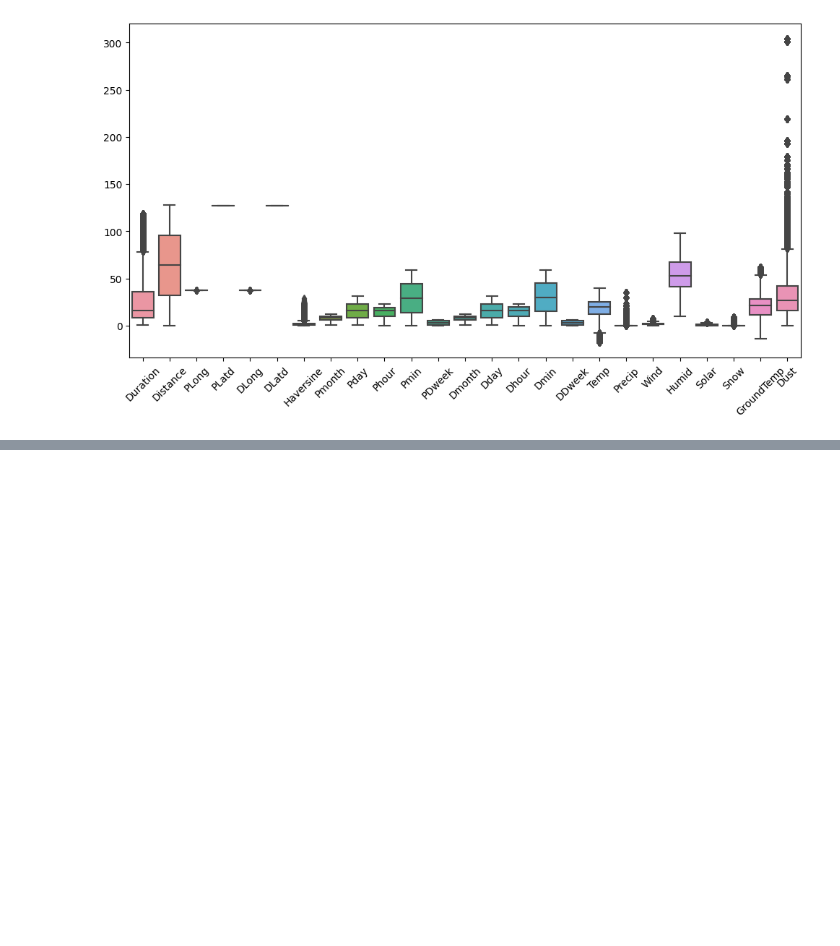
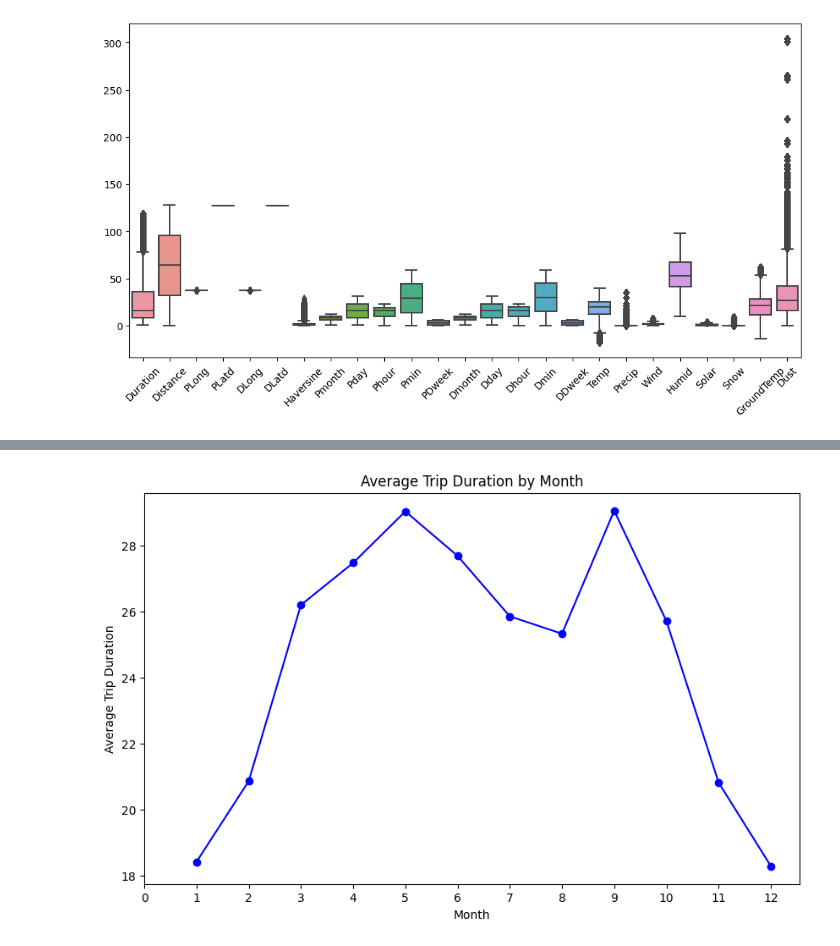
Before and after one commit to Kiran0R0Patil/seoul-bike-insights-and-predictions, a Jupyter notebook: seoul-bike-insights-and-predictions.ipynb, the cells around one changed output, grey strips where cells are left out. Cells and saved outputs as stored; diff of their text form; code cells hidden in the pictures; blank space fills up the shorter version.

```diff
--- a/seoul-bike-insights-and-predictions.ipynb
+++ b/seoul-bike-insights-and-predictions.ipynb
@@ -285,0 +310,14 @@ plt.show()
+# %%
+# Calculate average trip duration by month
+df_avg_duration_by_month = df.groupby(['Pmonth'])['Duration'].mean()
+
+# Plot average trip duration by month
+plt.figure(figsize=(10, 6))
+plt.plot(df_avg_duration_by_month.index, df_avg_duration_by_month.values,'b-o')
+plt.xlabel('Month')
+plt.xticks(range(len(df_avg_duration_by_month.index)+1))
+plt.ylabel('Average Trip Duration')
+plt.title('Average Trip Duration by Month')
+plt.show()
+# %% [output]
+[figure, added]
```
Also changed, not shown: parts of 17 cells of this notebook.
